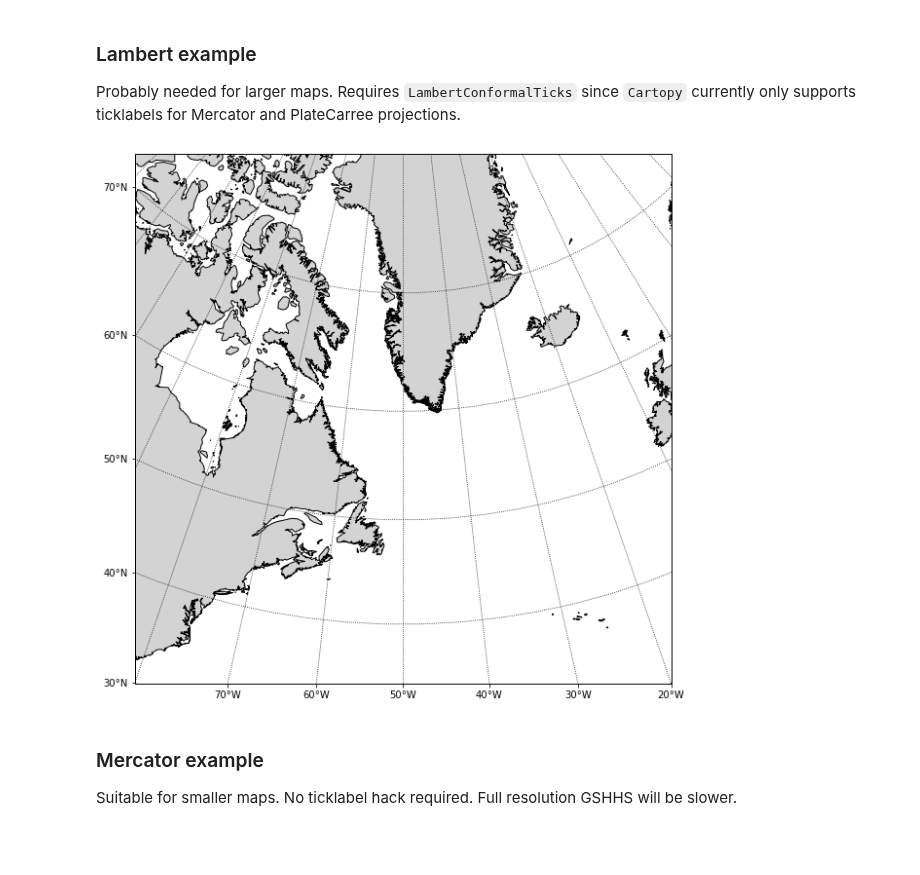
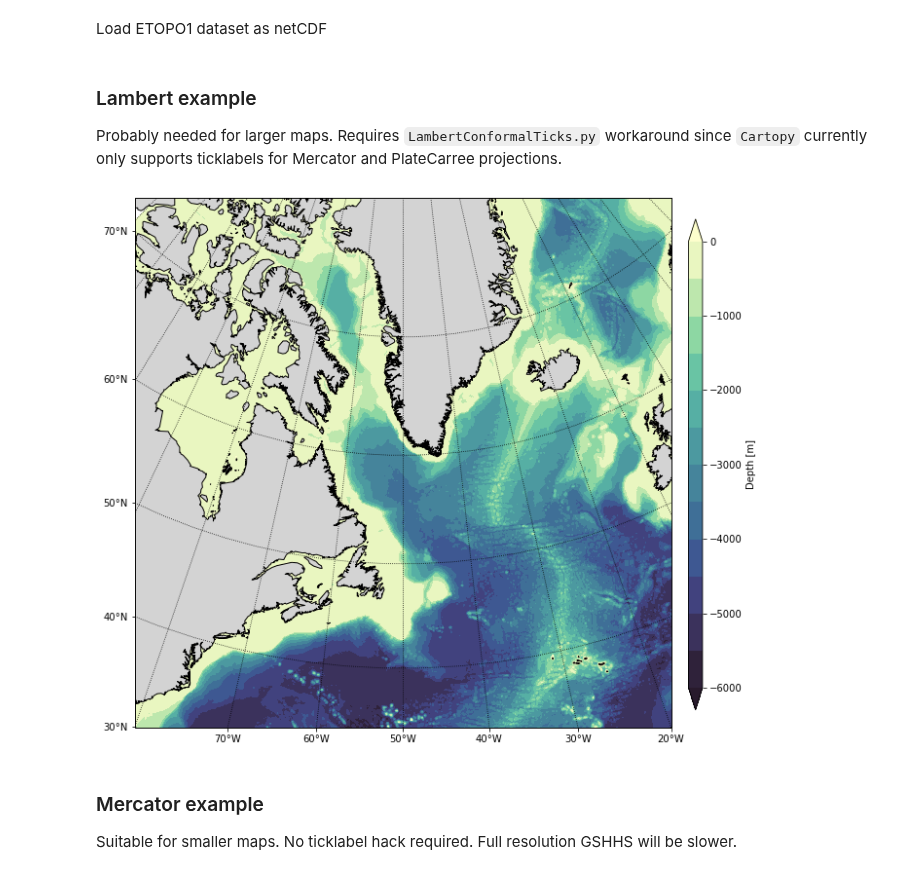
Before and after one commit to SalishSeaCast/analysis-ben, a Jupyter notebook: notebooks/maps_cartopy.ipynb, the cells around one changed output. Saved outputs shown, nothing was run; the diff lists cells and outputs as text; code cells hidden in the pictures; blank space fills up the shorter version.

Commit message:
Added bathymetry to maps_cartopy notebook

```diff
--- a/notebooks/maps_cartopy.ipynb
+++ b/notebooks/maps_cartopy.ipynb
@@ -21,26 +45,43 @@ from cmocean import cm
 import LambertConformalTicks as lct
 
 %matplotlib inline
+# %% [markdown]
+Load ETOPO1 dataset as netCDF
+# %%
+# Load ETOPO1 as netCDF
+topo = xr.open_dataset('/ocean/bmoorema/research/MEOPAR/analysis-ben/data/bathymetry/ETOPO1_Bed_g_gmt4.grd')
 # %% [markdown]
 ### Lambert example
-Probably needed for larger maps. Requires `LambertConformalTicks` since `Cartopy` currently only supports ticklabels for Mercator and PlateCarree projections.
+Probably needed for larger maps. Requires `LambertConformalTicks.py` workaround since `Cartopy` currently only supports ticklabels for Mercator and PlateCarree projections.
 # %%
+# Define plotting boundaries
+xbound, ybound = [-80, -20], [30, 79] # Sets the projection extent
+xlim, ylim = [-120, 30], [30, 90]     # Sets the gridline and bathymetry extent (needs to be larger because of conic)
+
 # Make projection and coastlines
-xlim, ylim = [-80, -20], [30, 79]
-fig, ax = plt.subplots(figsize=(10, 10), subplot_kw={'projection': crs.LambertConformal(np.mean(xlim), np.mean(ylim))})
-ax.set_extent(xlim + ylim)
+fig, ax = plt.subplots(figsize=(10, 10), subplot_kw={'projection': crs.LambertConformal(np.mean(xbound), np.mean(ybound))})
+cax = fig.add_axes([0.92, 0.15, 0.02, 0.7])
+ax.set_extent(xbound + ybound)
 ax.add_feature(feature.GSHHSFeature('low', edgecolor='k', facecolor='lightgray'))
 fig.canvas.draw()
 
-# Add gridlines and ticks
-xticks, yticks = [list(np.arange(*l, 10)) for l in [(-120, 30), (30, 90)]]
+# Add bathymetry (interpolate to 0.1 deg to reduce plotting resolution)
+topo_labsea = topo.interp(x=np.arange(*xlim, 0.1), y=np.arange(*ylim, 0.1))
+lon, lat, depth = [topo_labsea[var].values for var in ['x', 'y', 'z']]
+c = ax.contourf(lon, lat, depth, levels=range(-6000, 1, 500), cmap=cm.deep_r, extend='both', transform=crs.PlateCarree())
+
+# Add gridlines, ticks and colorbar
+xticks, yticks = [list(range(*l, 10)) for l in [xlim, ylim]]
 ax.gridlines(linestyle=":", color='k', xlocs=xticks, ylocs=yticks)
 ax.xaxis.set_major_formatter(LONGITUDE_FORMATTER)
 ax.yaxis.set_major_formatter(LATITUDE_FORMATTER)
 lct.lambert_xticks(ax, xticks)
 lct.lambert_yticks(ax, yticks)
+fig.colorbar(c, cax=cax, label='Depth [m]')
+
+plt.show()
 # %% [output]
-[figure, old version]
+[figure, new version]
 # %% [markdown]
 ### Mercator example
 Suitable for smaller maps. No ticklabel hack required. Full resolution GSHHS will be slower.
```
Also changed, not shown: parts of 6 cells of this notebook.
